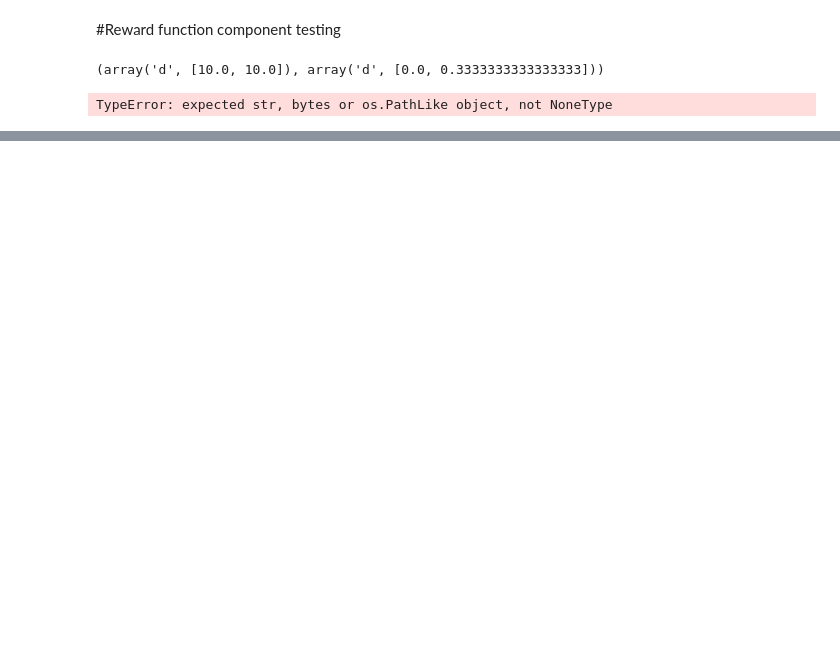
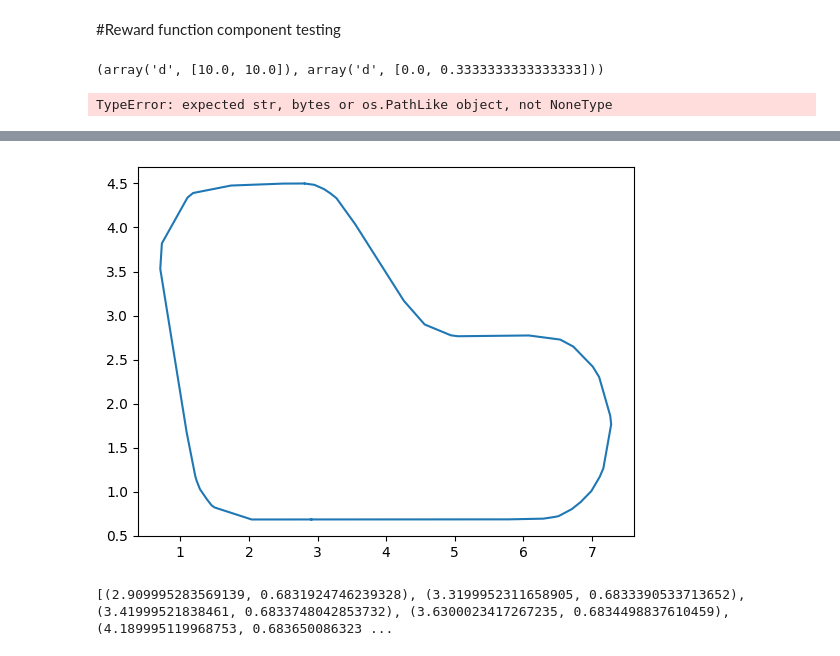
Before and after one commit to hubertpan4/deepracer, a Jupyter notebook: deepRacerResearch.ipynb, the cells around one changed output, grey strips where cells are left out. Saved outputs shown, nothing was run; the diff lists cells and outputs as text; code cells hidden in the pictures; blank space fills up the shorter version.

```diff
--- a/deepRacerResearch.ipynb
+++ b/deepRacerResearch.ipynb
@@ -115,0 +182,18 @@ TypeError: expected str, bytes or os.PathLike object, not NoneType
+# %%
+import matplotlib.pyplot as plt
+from shapely.geometry import LineString
+import numpy as np
+
+# Example coordinates for a sine curve
+wx = [2.909995283569139, 3.3199952311658905, 3.41999521838461, 3.6300023417267235, 4.189995119968753, 4.500002230529587, 4.549995073956144, 5.320002125723089, 5.420002112941809, 5.7800020669292005, 6.289747858140073, 6.460906484698166, 6.5136980596947165, 6.704287871536597, 6.836281775656231, 6.991663362669656, 7.1142074641408275, 7.165830682349035, 7.280019741788613, 7.272892208655982, 7.265960701310593, 7.1045747673751585, 7.011749008840918, 6.727273712845888, 6.536921216759571, 6.079802178702642, 5.919813651266964, 5.719827991972368, 5.670000926947205, 5.200034627604903, 5.049876033335467, 5.002030872389276, 4.942709994269048, 4.561340171137485, 4.258533108743229, 4.092728535429521, 4.001121969780925, 3.774000078716213, 3.6823935130676184, 3.5490587458571623, 3.2758532950668884, 3.1911463583891155, 3.0954945192403103, 2.9549738926202442, 2.8089822299540046, 2.8110045575773057, 2.5003276964136627, 2.249377566090162, 1.990177178741659, 1.7395172672798365, 1.1871156114665855, 1.1054389398706574, 0.7316196323127645, 0.7080468873794841, 0.8747319412102282, 0.8863119620897287, 0.9180990438541362, 0.9380374746317692, 1.0212099341560652, 1.043063552869095, 1.0936256517149223, 1.219724413480236, 1.2404620134668318, 1.286611404297767, 1.3195344250237366, 1.3897426105955222, 1.4563853812178036, 1.4996428710531535, 2.0400025449490777, 2.7500024542019887, 2.909995283569139]
+wy = [0.6831924746239328, 0.6833390533713652, 0.6833748042853732, 0.6834498837610459, 0.6836500863232341, 0.6837609167129147, 0.6837787896136626, 0.6840540742077795, 0.6840898251217875, 0.684218528412216, 0.6921400142174, 0.7123063542781353, 0.7210294115664316, 0.799598672280553, 0.8817004790362547, 1.0062653214908401, 1.1693225137564909, 1.263426756737598, 1.7628308313393968, 1.8132370038722583, 1.8622568749360433, 2.3014874894475916, 2.419260292916218, 2.6474924751765463, 2.7266447610626687, 2.773360773339069, 2.772005974951175, 2.7703124769663074, 2.7698905365406308, 2.765910816276192, 2.7646392587170006, 2.768980714618128, 2.775327848322301, 2.898322513024676, 3.166955220685885, 3.3703748558215287, 3.482763638518189, 3.761411273431655, 3.8738000561283137, 4.037383660336441, 4.333295323360169, 4.385684825652305, 4.435922305057415, 4.484413606024224, 4.500038654567632, 4.499832029419236, 4.498718163592657, 4.491428972830993, 4.483900142037221, 4.476619381080485, 4.391792930201858, 4.3402307341807065, 3.819658838269335, 3.5295953182618844, 2.7251244177375193, 2.6692358445815714, 2.5158220758940644, 2.4195933679559642, 2.0181787127447155, 1.912706746772055, 1.6686792454688633, 1.169889412099395, 1.1182110370035536, 1.0270193376917442, 0.9895904728963364, 0.9097735962139227, 0.8435308547287804, 0.8193608401945228, 0.6828814442283201, 0.6831352757177762, 0.6831924746239328]
+
+plt.plot(wx, wy)
+plt.show()
+# %% [output]
+[figure, added]
+# %%
+waypoints = list(zip(wx, wy))
+print(waypoints)
+# %% [output]
+[(2.909995283569139, 0.6831924746239328), (3.3199952311658905, 0.6833390533713652), (3.41999521838461, 0.6833748042853732), (3.6300023417267235, 0.6834498837610459), (4.189995119968753, 0.683650086323 ...
```
Also changed, not shown: parts of 8 cells of this notebook, 5 other files.
